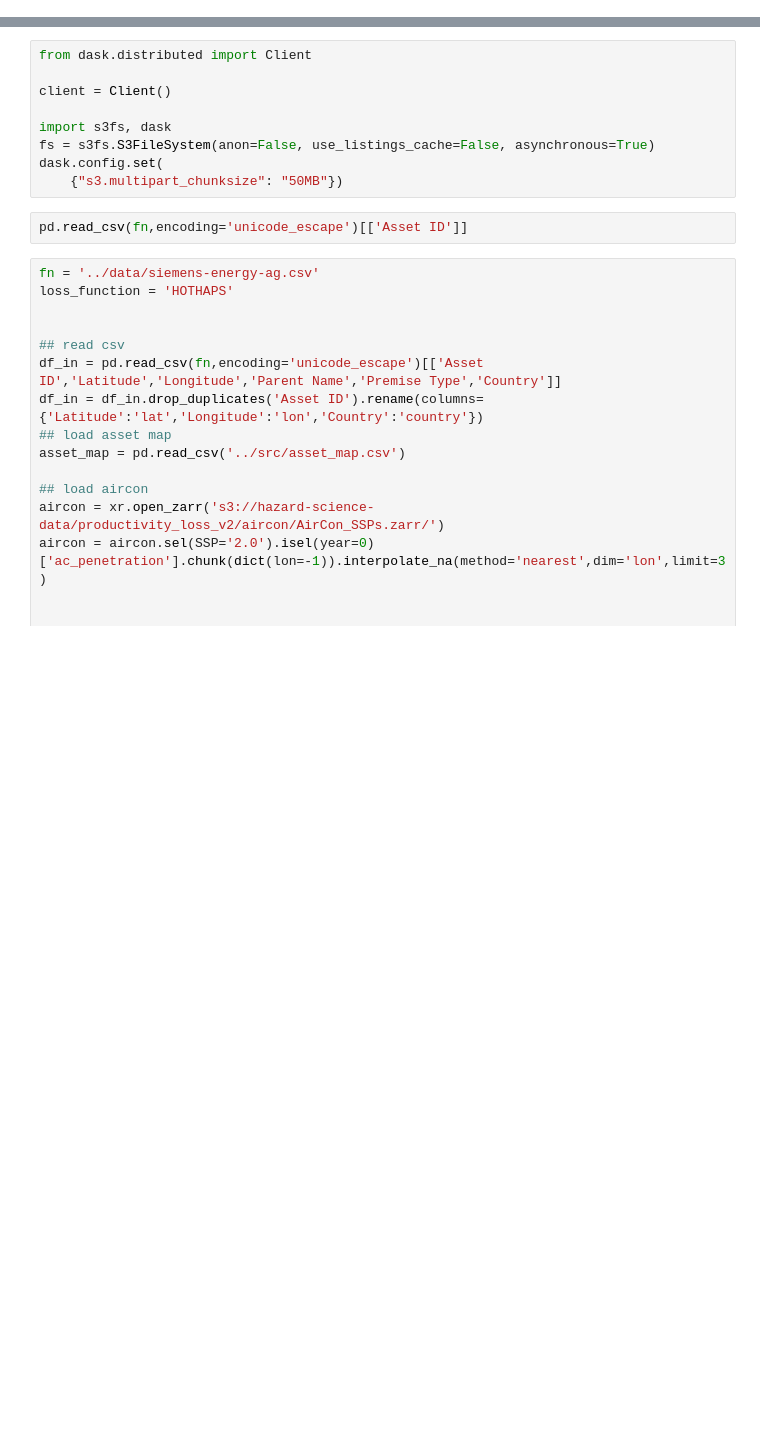
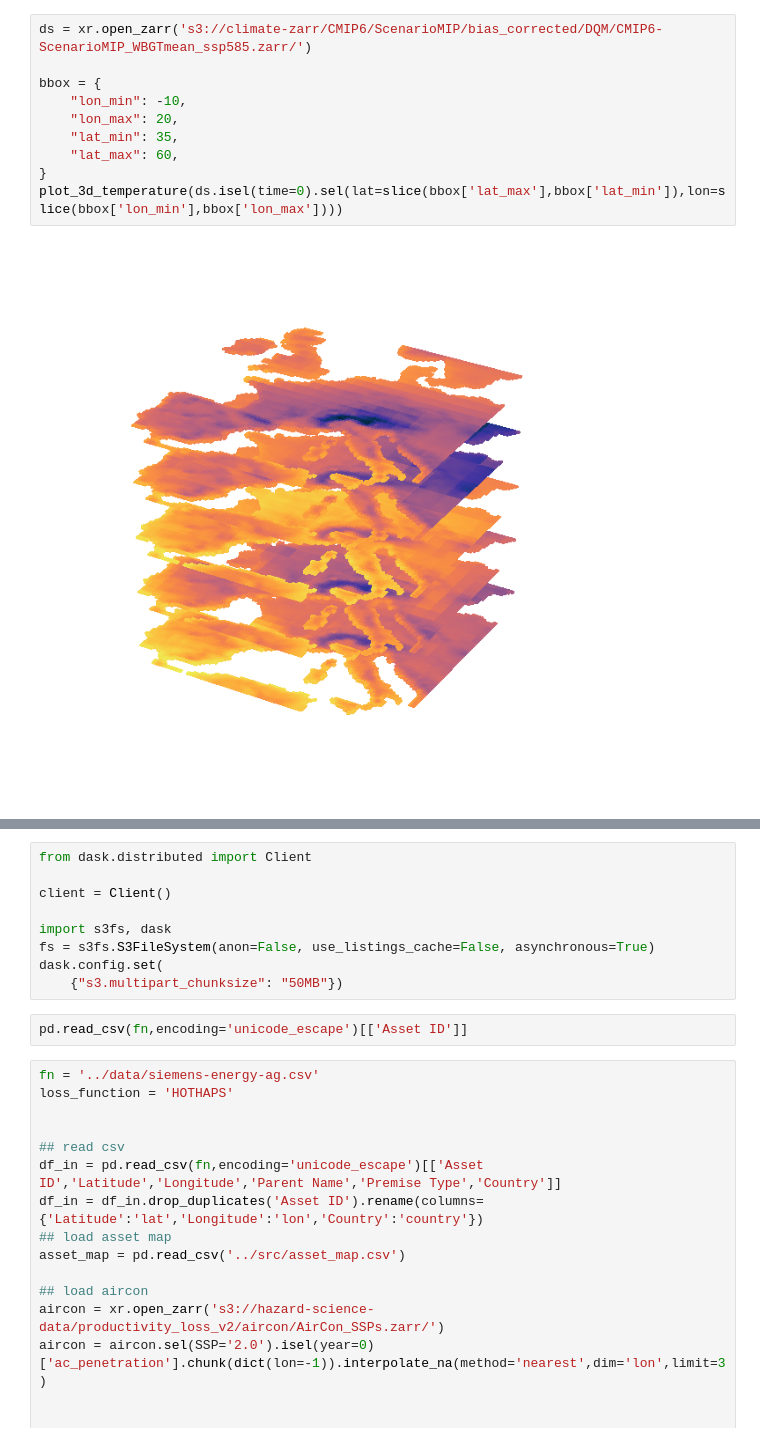
Before and after one commit to climate-x-org/Productivity_Loss_V2.0, a Jupyter notebook: dev/development.ipynb, the cells around one changed output, grey strips where cells are left out. Cells and saved outputs as stored; diff of their text form; blank space fills up the shorter version.

```diff
--- a/dev/development.ipynb
+++ b/dev/development.ipynb
@@ -4,0 +98,12 @@ import numpy as np
+# %%
+ds = xr.open_zarr('s3://climate-zarr/CMIP6/ScenarioMIP/bias_corrected/DQM/CMIP6-ScenarioMIP_WBGTmean_ssp585.zarr/')
+
+bbox = {
+    "lon_min": -10,
+    "lon_max": 20,
+    "lat_min": 35,
+    "lat_max": 60,
+}
+plot_3d_temperature(ds.isel(time=0).sel(lat=slice(bbox['lat_max'],bbox['lat_min']),lon=slice(bbox['lon_min'],bbox['lon_max'])))
+# %% [output]
+[figure, added]
```
Also changed, not shown: parts of 10 cells of this notebook, 5 other files.
